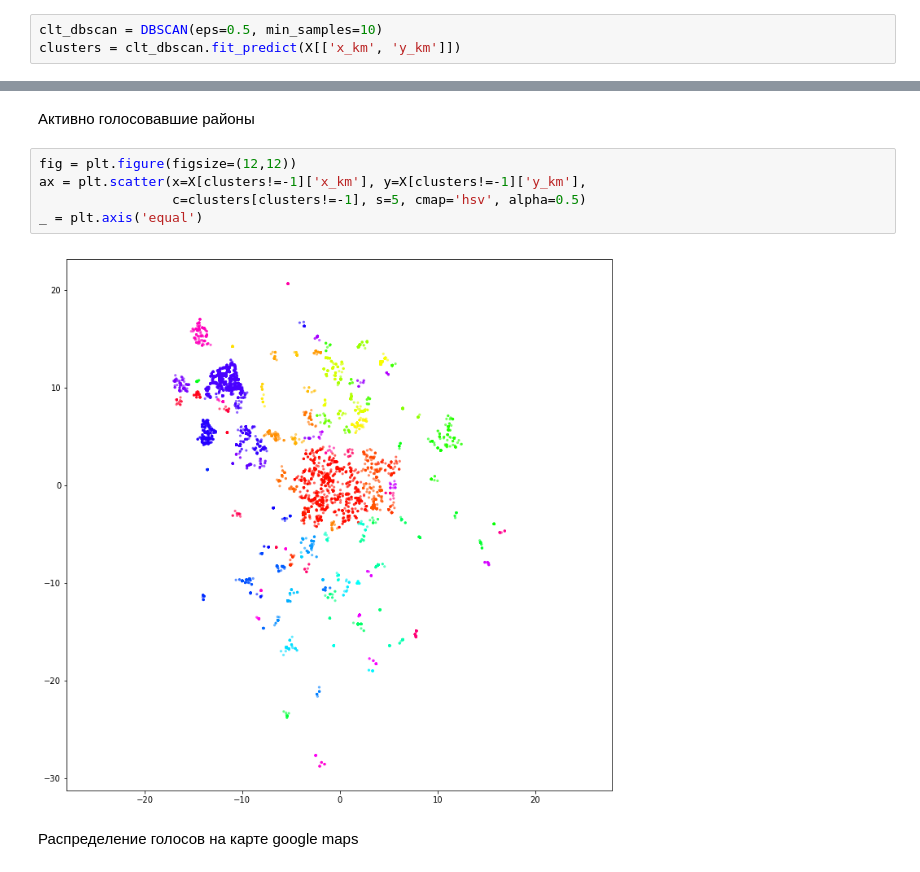
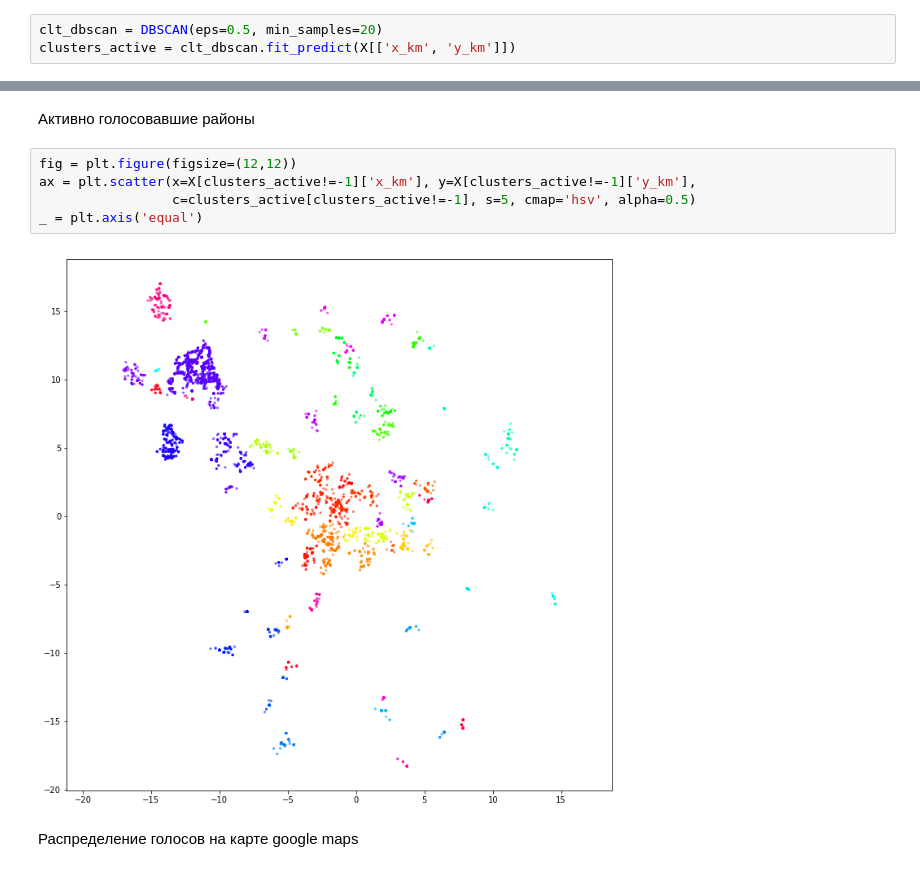
Before and after one commit to SergeyYVP/Machine_learning, a Jupyter notebook: 2. homework clustering.ipynb, the cells around one changed output, grey strips where cells are left out. Saved outputs shown, nothing was run; the diff lists cells and outputs as text.

```diff
--- a/2. homework clustering.ipynb
+++ b/2. homework clustering.ipynb
@@ -276,3 +349,3 @@ from collections import Counter
 # %%
-clt_dbscan = DBSCAN(eps=0.5, min_samples=10)
-clusters = clt_dbscan.fit_predict(X[['x_km', 'y_km']])
+clt_dbscan = DBSCAN(eps=0.5, min_samples=20)
+clusters_active = clt_dbscan.fit_predict(X[['x_km', 'y_km']])
@@ -309,11 +362,11 @@ _ = plt.axis('equal')
 Активно голосовавшие районы
 # %%
 fig = plt.figure(figsize=(12,12))
-ax = plt.scatter(x=X[clusters!=-1]['x_km'], y=X[clusters!=-1]['y_km'],
-                 c=clusters[clusters!=-1], s=5, cmap='hsv', alpha=0.5)
+ax = plt.scatter(x=X[clusters_active!=-1]['x_km'], y=X[clusters_active!=-1]['y_km'],
+                 c=clusters_active[clusters_active!=-1], s=5, cmap='hsv', alpha=0.5)
 _ = plt.axis('equal')
 # %% [output]
-[figure, old version]
+[figure, new version]
 # %% [markdown]
 Распределение голосов на карте google maps
 # %%
```
Also changed, not shown: parts of 41 cells of this notebook.
